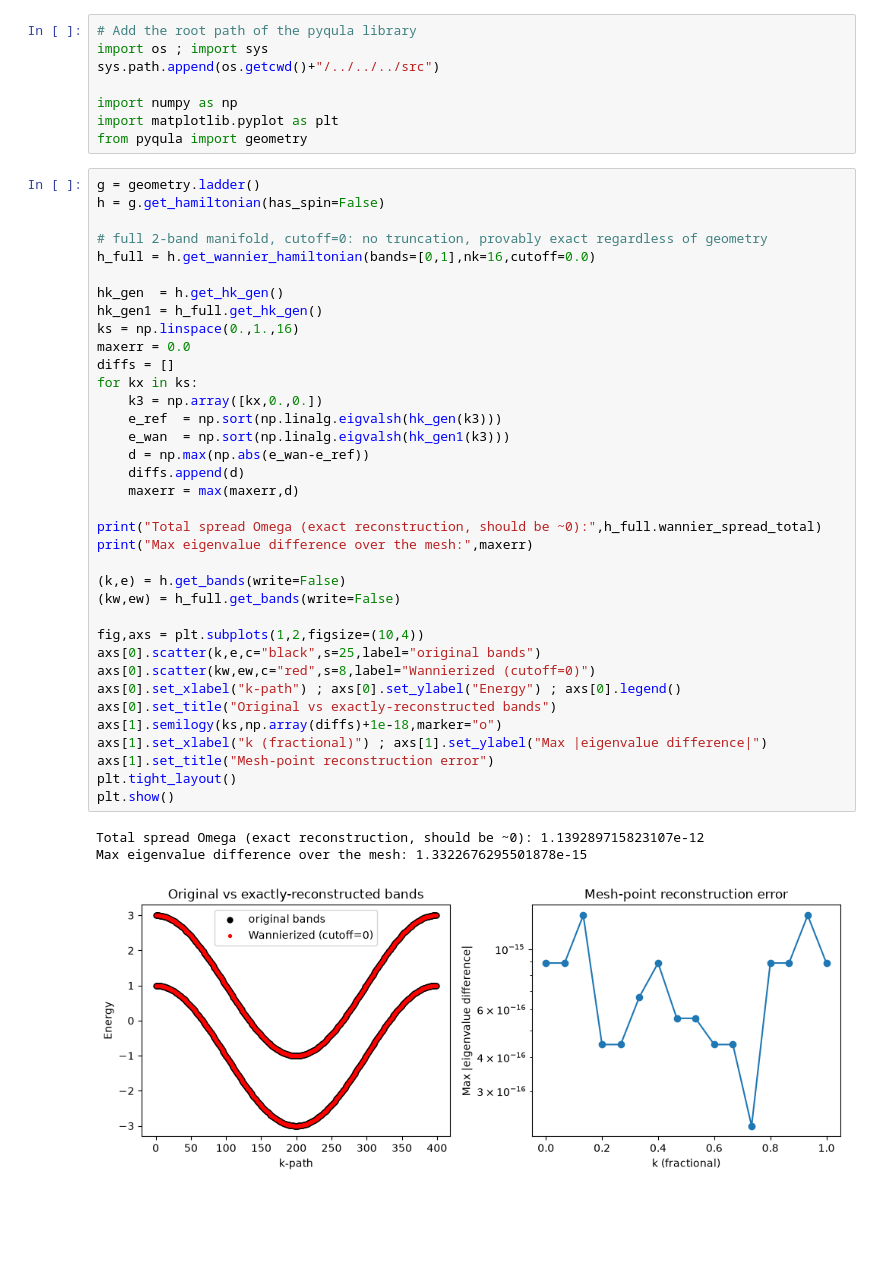
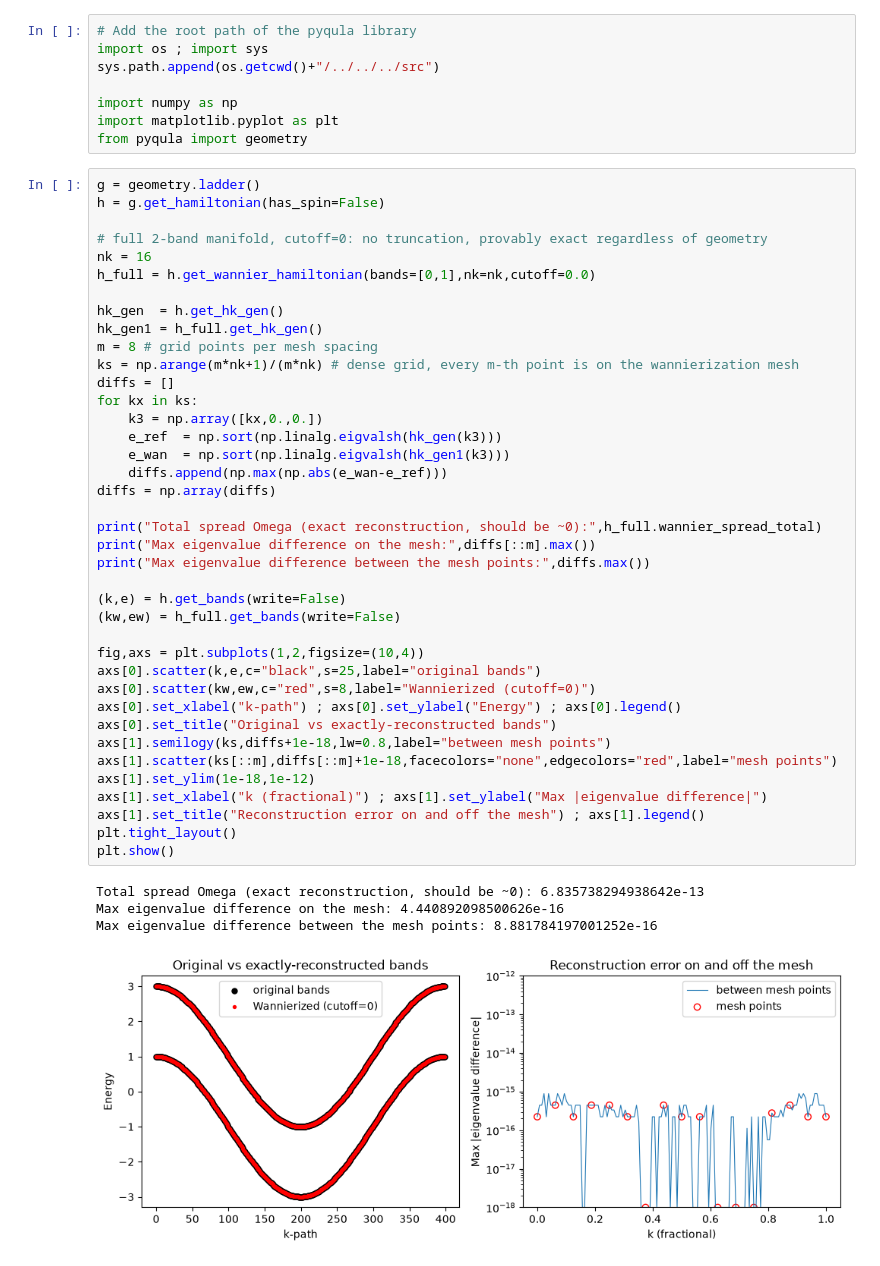
Before and after one commit to joselado/pyqula, a Jupyter notebook: jupyter-notebooks/functionalities/wannierization/02_exact_reproduction.ipynb, the cells around one changed output. Saved outputs shown, nothing was run; the diff lists cells and outputs as text; blank space fills up the shorter version.

```diff
--- a/jupyter-notebooks/functionalities/wannierization/02_exact_reproduction.ipynb
+++ b/jupyter-notebooks/functionalities/wannierization/02_exact_reproduction.ipynb
@@ -22,43 +32,47 @@ from pyqula import geometry
 # %%
 g = geometry.ladder()
 h = g.get_hamiltonian(has_spin=False)
 
 # full 2-band manifold, cutoff=0: no truncation, provably exact regardless of geometry
-h_full = h.get_wannier_hamiltonian(bands=[0,1],nk=16,cutoff=0.0)
+nk = 16
+h_full = h.get_wannier_hamiltonian(bands=[0,1],nk=nk,cutoff=0.0)
 
 hk_gen  = h.get_hk_gen()
 hk_gen1 = h_full.get_hk_gen()
-ks = np.linspace(0.,1.,16)
-maxerr = 0.0
+m = 8 # grid points per mesh spacing
+ks = np.arange(m*nk+1)/(m*nk) # dense grid, every m-th point is on the wannierization mesh
 diffs = []
 for kx in ks:
     k3 = np.array([kx,0.,0.])
     e_ref  = np.sort(np.linalg.eigvalsh(hk_gen(k3)))
     e_wan  = np.sort(np.linalg.eigvalsh(hk_gen1(k3)))
-    d = np.max(np.abs(e_wan-e_ref))
-    diffs.append(d)
-    maxerr = max(maxerr,d)
+    diffs.append(np.max(np.abs(e_wan-e_ref)))
+diffs = np.array(diffs)
 
 print("Total spread Omega (exact reconstruction, should be ~0):",h_full.wannier_spread_total)
-print("Max eigenvalue difference over the mesh:",maxerr)
+print("Max eigenvalue difference on the mesh:",diffs[::m].max())
+print("Max eigenvalue difference between the mesh points:",diffs.max())
 
 (k,e) = h.get_bands(write=False)
 (kw,ew) = h_full.get_bands(write=False)
 
 fig,axs = plt.subplots(1,2,figsize=(10,4))
 axs[0].scatter(k,e,c="black",s=25,label="original bands")
 axs[0].scatter(kw,ew,c="red",s=8,label="Wannierized (cutoff=0)")
 axs[0].set_xlabel("k-path") ; axs[0].set_ylabel("Energy") ; axs[0].legend()
 axs[0].set_title("Original vs exactly-reconstructed bands")
-axs[1].semilogy(ks,np.array(diffs)+1e-18,marker="o")
+axs[1].semilogy(ks,diffs+1e-18,lw=0.8,label="between mesh points")
+axs[1].scatter(ks[::m],diffs[::m]+1e-18,facecolors="none",edgecolors="red",label="mesh points")
+axs[1].set_ylim(1e-18,1e-12)
 axs[1].set_xlabel("k (fractional)") ; axs[1].set_ylabel("Max |eigenvalue difference|")
-axs[1].set_title("Mesh-point reconstruction error")
+axs[1].set_title("Reconstruction error on and off the mesh") ; axs[1].legend()
 plt.tight_layout()
 plt.show()
 # %% [output]
-Total spread Omega (exact reconstruction, should be ~0): 1.139289715823107e-12
-Max eigenvalue difference over the mesh: 1.3322676295501878e-15
+Total spread Omega (exact reconstruction, should be ~0): 6.835738294938642e-13
+Max eigenvalue difference on the mesh: 4.440892098500626e-16
+Max eigenvalue difference between the mesh points: 8.881784197001252e-16
-[figure, old version]
+[figure, new version]
 # %% [markdown]
 A single band that is not a finite Fourier series is reproduced only on the mesh. For the gapped
 honeycomb valence band below, Wannierized on an $8\times 8$ mesh with `cutoff=0`, the error over the
```
Also changed, not shown: parts of 3 cells of this notebook, 10 other files.
